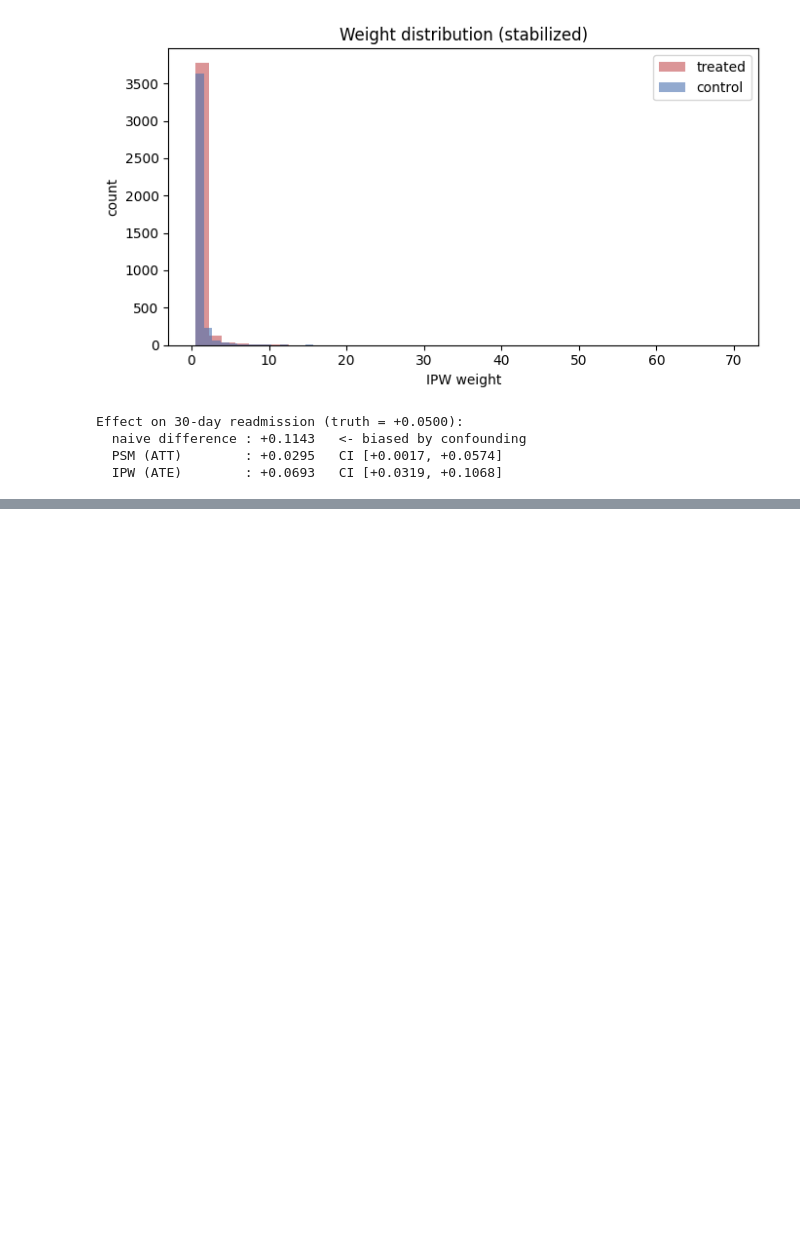
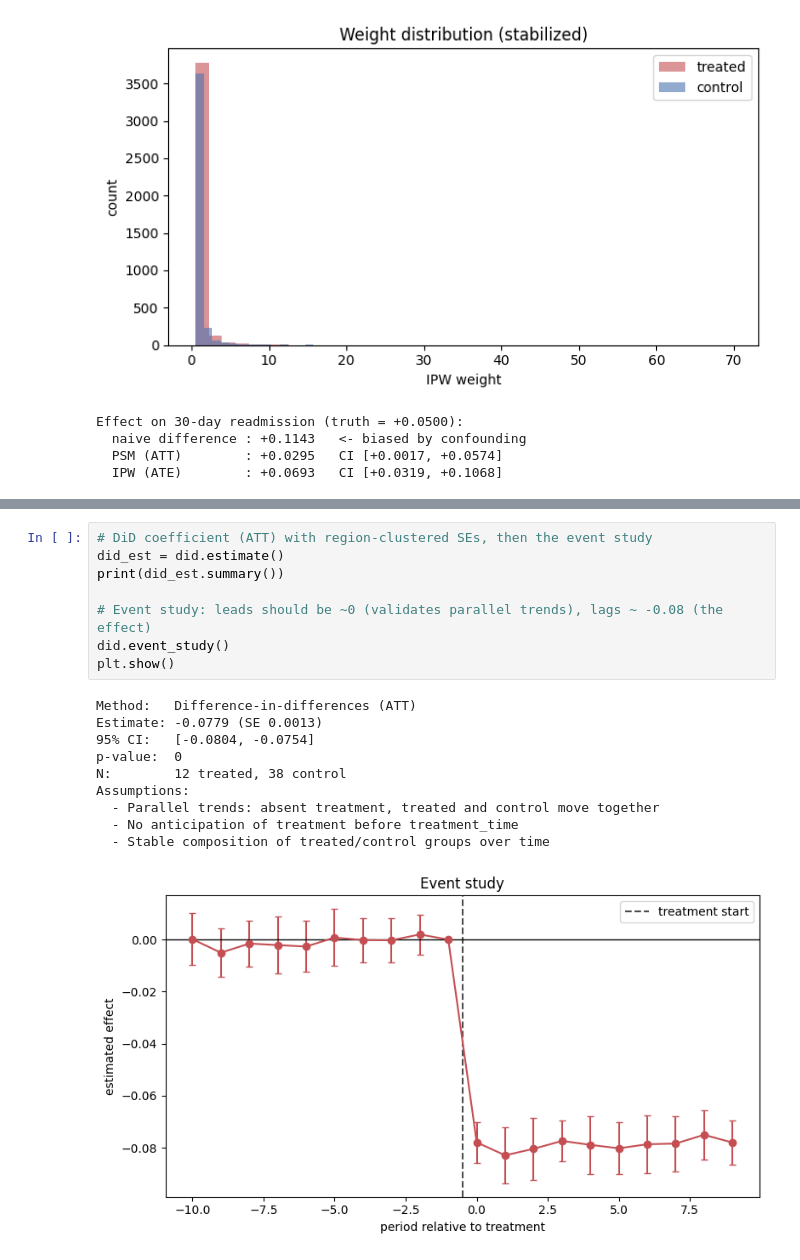
Before and after one commit to cbrackeen05/causal-inference-clinical, a Jupyter notebook: notebooks/dev_walkthrough.ipynb, the cells around one changed output, grey strips where cells are left out. Saved outputs shown, nothing was run; the diff lists cells and outputs as text; blank space fills up the shorter version.

```diff
--- a/notebooks/dev_walkthrough.ipynb
+++ b/notebooks/dev_walkthrough.ipynb
@@ -209,0 +233,19 @@ Effect on 30-day readmission (truth = +0.0500):
+# %%
+# DiD coefficient (ATT) with region-clustered SEs, then the event study
+did_est = did.estimate()
+print(did_est.summary())
+
+# Event study: leads should be ~0 (validates parallel trends), lags ~ -0.08 (the effect)
+did.event_study()
+plt.show()
+# %% [output]
+Method:   Difference-in-differences (ATT)
+Estimate: -0.0779 (SE 0.0013)
+95% CI:   [-0.0804, -0.0754]
+p-value:  0
+N:        12 treated, 38 control
+Assumptions:
+  - Parallel trends: absent treatment, treated and control move together
+  - No anticipation of treatment before treatment_time
+  - Stable composition of treated/control groups over time
+[figure, added]
```
Also changed, not shown: parts of 2 cells of this notebook, 2 other files.
